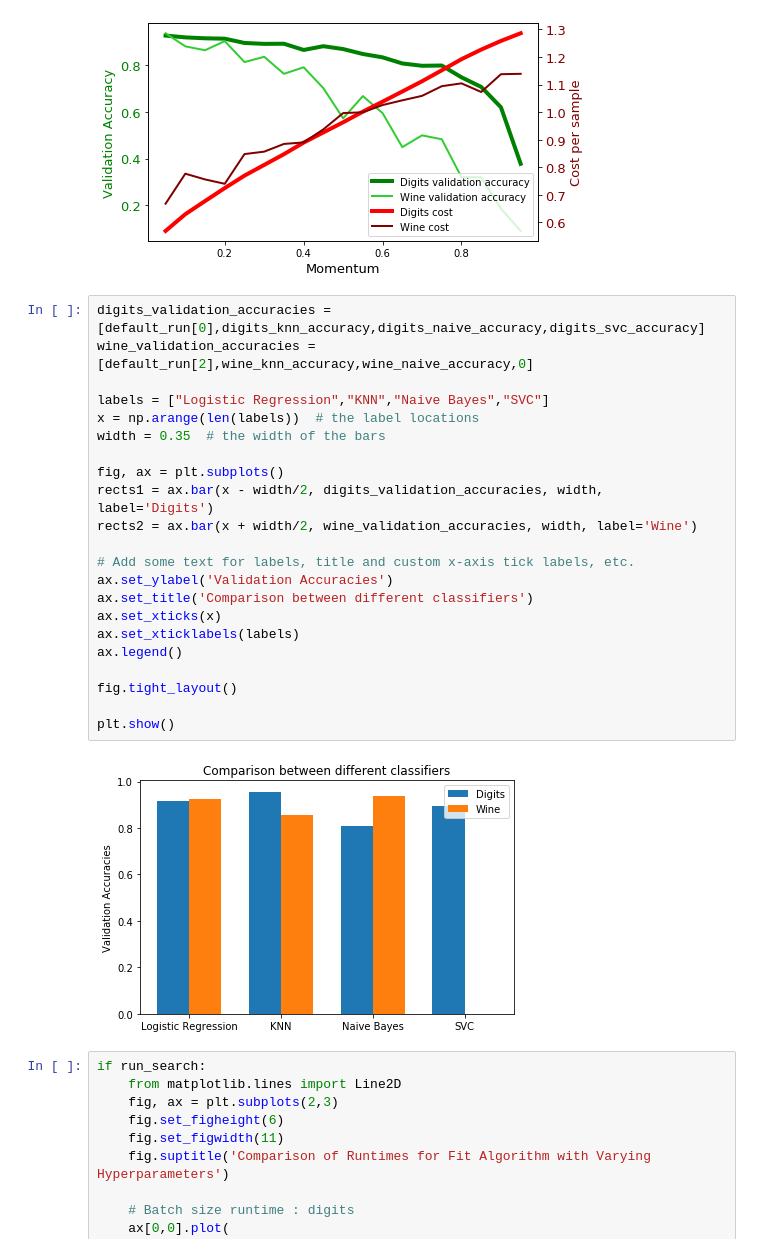
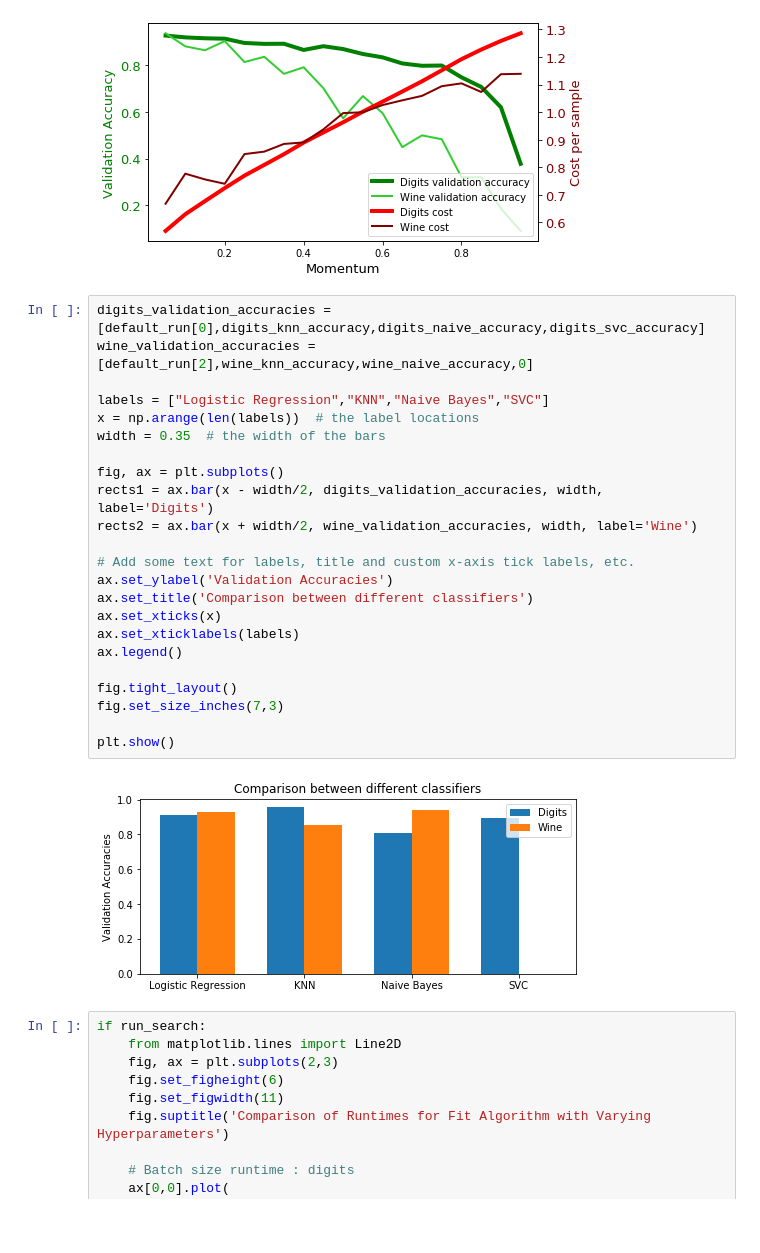
Before and after one commit to iwantadventureinthegreatwidesomewhere/Multi-Class-Logistic-Regression-and-Gradient-Descent, a Jupyter notebook: MINI-PROJECT_2.ipynb, the cells around one changed output. Cells and saved outputs as stored; diff of their text form; blank space fills up the shorter version.

```diff
--- a/MINI-PROJECT_2.ipynb
+++ b/MINI-PROJECT_2.ipynb
@@ -813,27 +813,28 @@ if run_search:
 # %%
 digits_validation_accuracies = [default_run[0],digits_knn_accuracy,digits_naive_accuracy,digits_svc_accuracy]
 wine_validation_accuracies = [default_run[2],wine_knn_accuracy,wine_naive_accuracy,0]
 
 labels = ["Logistic Regression","KNN","Naive Bayes","SVC"]
 x = np.arange(len(labels))  # the label locations
 width = 0.35  # the width of the bars
 
 fig, ax = plt.subplots()
 rects1 = ax.bar(x - width/2, digits_validation_accuracies, width, label='Digits')
 rects2 = ax.bar(x + width/2, wine_validation_accuracies, width, label='Wine')
 
 # Add some text for labels, title and custom x-axis tick labels, etc.
 ax.set_ylabel('Validation Accuracies')
 ax.set_title('Comparison between different classifiers')
 ax.set_xticks(x)
 ax.set_xticklabels(labels)
 ax.legend()
 
 fig.tight_layout()
+fig.set_size_inches(7,3)
 
 plt.show()
 # %% [output]
-[figure, old version]
+[figure, new version]
 # %%
 if run_search:
     from matplotlib.lines import Line2D
```
